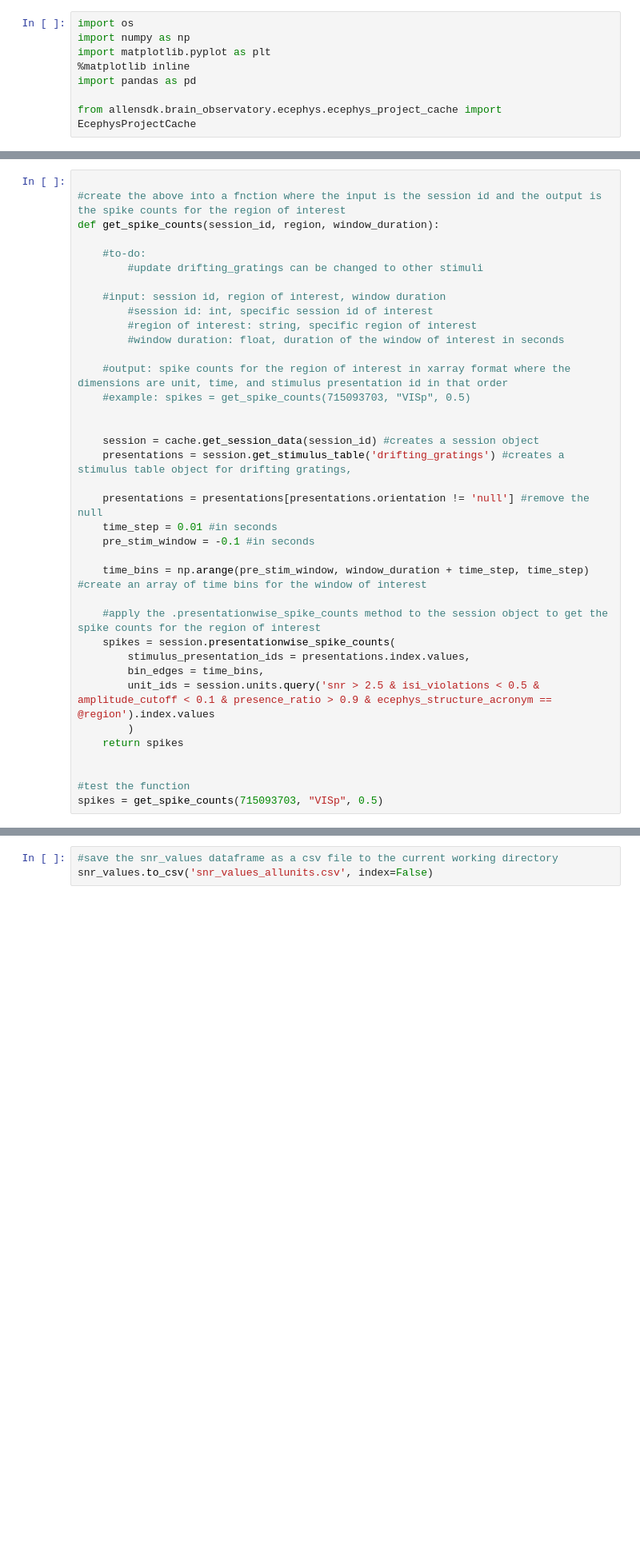
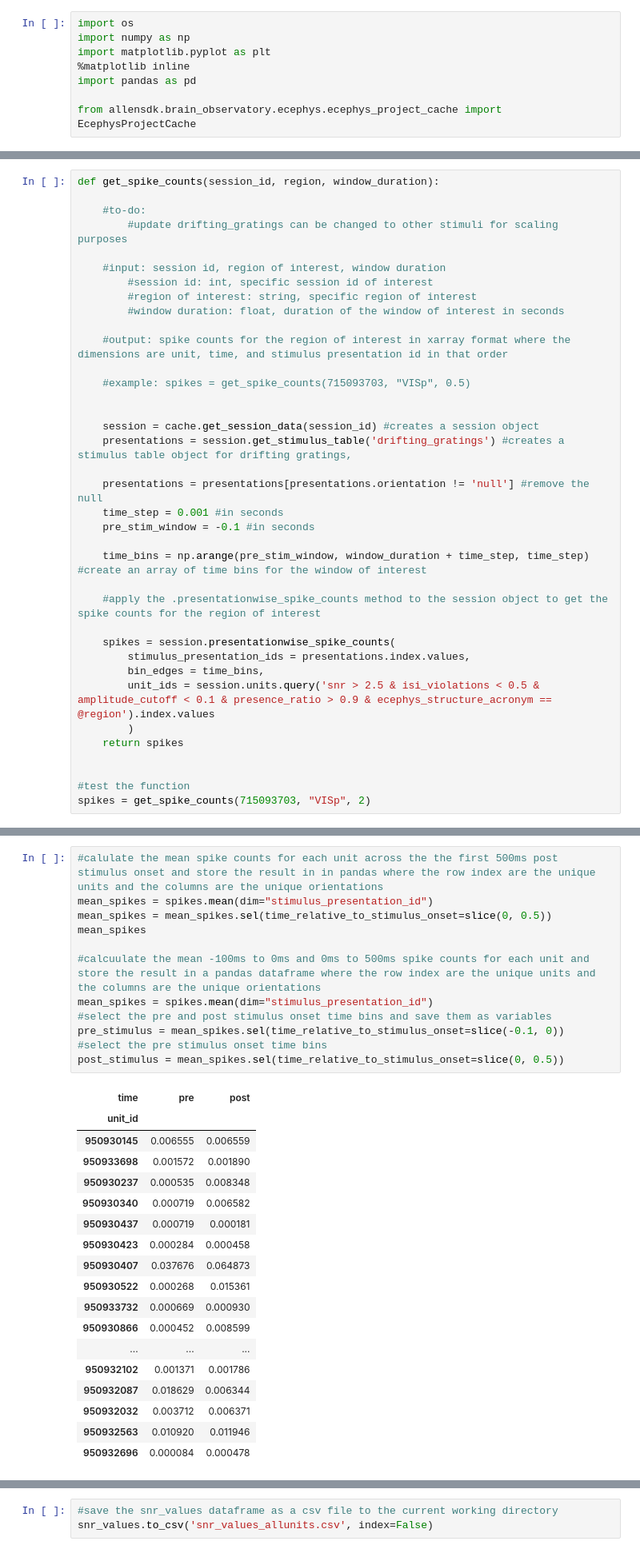
Before and after one commit to ecresp1el/swb_2023_ec_problemsworkshop, a Jupyter notebook: code/python_project_draft.ipynb, the cells around one changed output, grey strips where cells are left out. Shown at 80% size. Cells and saved outputs as stored; diff of their text form; blank space fills up the shorter version.

Commit message:
updated pre and and post approach

```diff
--- a/code/python_project_draft.ipynb
+++ b/code/python_project_draft.ipynb
@@ -59,10 +83,8 @@ spikes = session.presentationwise_spike_counts(
 # %%
-
-#create the above into a fnction where the input is the session id and the output is the spike counts for the region of interest
 def get_spike_counts(session_id, region, window_duration):
 
     #to-do:
-        #update drifting_gratings can be changed to other stimuli
+        #update drifting_gratings can be changed to other stimuli for scaling purposes
 
     #input: session id, region of interest, window duration
         #session id: int, specific session id of interest
@@ -70,6 +92,7 @@ def get_spike_counts(session_id, region, window_duration):
         #window duration: float, duration of the window of interest in seconds
 
     #output: spike counts for the region of interest in xarray format where the dimensions are unit, time, and stimulus presentation id in that order
+
     #example: spikes = get_spike_counts(715093703, "VISp", 0.5)
 
 
@@ -77,12 +100,13 @@ def get_spike_counts(session_id, region, window_duration):
     presentations = session.get_stimulus_table('drifting_gratings') #creates a stimulus table object for drifting gratings,
 
     presentations = presentations[presentations.orientation != 'null'] #remove the null
-    time_step = 0.01 #in seconds
+    time_step = 0.001 #in seconds
     pre_stim_window = -0.1 #in seconds
 
     time_bins = np.arange(pre_stim_window, window_duration + time_step, time_step) #create an array of time bins for the window of interest
 
     #apply the .presentationwise_spike_counts method to the session object to get the spike counts for the region of interest
+
     spikes = session.presentationwise_spike_counts(
         stimulus_presentation_ids = presentations.index.values,
         bin_edges = time_bins,
@@ -92,4 +116,4 @@ def get_spike_counts(session_id, region, window_duration):
 
 
 #test the function
-spikes = get_spike_counts(715093703, "VISp", 0.5)
+spikes = get_spike_counts(715093703, "VISp", 2)
@@ -118,0 +249,30 @@ plt.show()
+# %%
+#calulate the mean spike counts for each unit across the the first 500ms post stimulus onset and store the result in in pandas where the row index are the unique units and the columns are the unique orientations
+mean_spikes = spikes.mean(dim="stimulus_presentation_id")
+mean_spikes = mean_spikes.sel(time_relative_to_stimulus_onset=slice(0, 0.5))
+mean_spikes
+
+#calcuulate the mean -100ms to 0ms and 0ms to 500ms spike counts for each unit and store the result in a pandas dataframe where the row index are the unique units and the columns are the unique orientations
+mean_spikes = spikes.mean(dim="stimulus_presentation_id")
+#select the pre and post stimulus onset time bins and save them as variables
+pre_stimulus = mean_spikes.sel(time_relative_to_stimulus_onset=slice(-0.1, 0)) #select the pre stimulus onset time bins
+post_stimulus = mean_spikes.sel(time_relative_to_stimulus_onset=slice(0, 0.5))
+# %% [output]
+| time | pre | post |
+| unit_id |  |  |
+| 950930145 | 0.006555 | 0.006559 |
+| 950933698 | 0.001572 | 0.001890 |
+| 950930237 | 0.000535 | 0.008348 |
+| 950930340 | 0.000719 | 0.006582 |
+| 950930437 | 0.000719 | 0.000181 |
+| 950930423 | 0.000284 | 0.000458 |
+| 950930407 | 0.037676 | 0.064873 |
+| 950930522 | 0.000268 | 0.015361 |
+| 950933732 | 0.000669 | 0.000930 |
+| 950930866 | 0.000452 | 0.008599 |
+| ... | ... | ... |
+| 950932102 | 0.001371 | 0.001786 |
+| 950932087 | 0.018629 | 0.006344 |
+| 950932032 | 0.003712 | 0.006371 |
+| 950932563 | 0.010920 | 0.011946 |
+| 950932696 | 0.000084 | 0.000478 |
```
Also changed, not shown: parts of 48 cells of this notebook, 1 other file.
